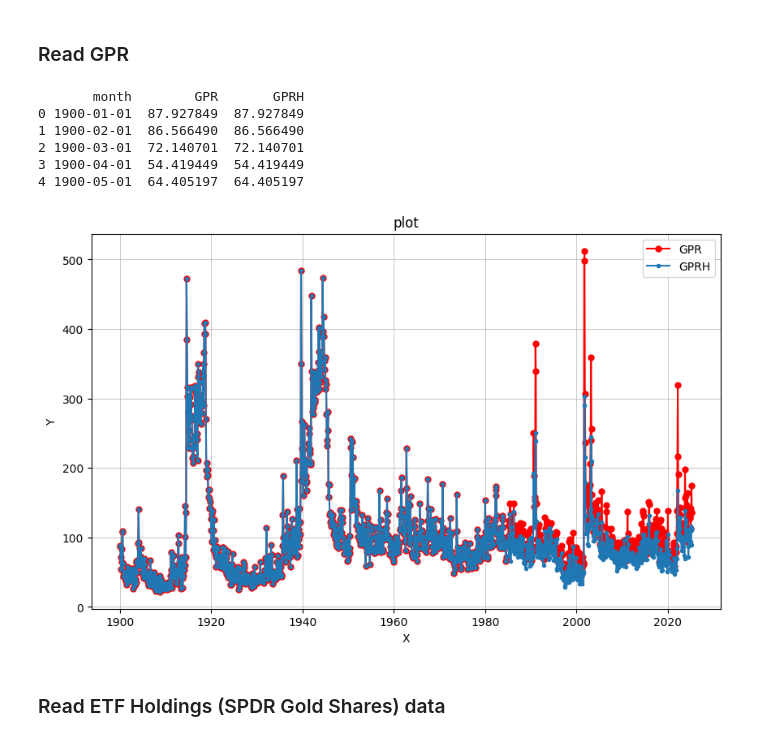
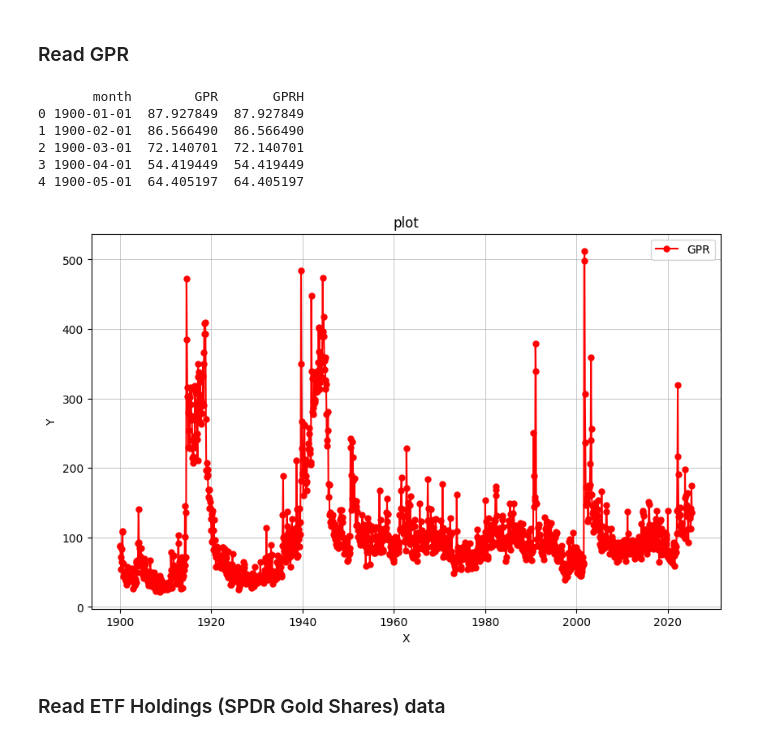
Before and after one commit to Illia-Andrieiev/CourseWork, a Jupyter notebook: main.ipynb, the cells around one changed output. Cells and saved outputs as stored; diff of their text form; code cells hidden in the pictures.

```diff
--- a/main.ipynb
+++ b/main.ipynb
@@ -124,21 +121,21 @@ cpi_plot.show()
 # %%
 # read xlsx as pandas dataframe
 gpr = pd.read_excel(save_path_grp, usecols=[0,1,4])
 gpr["GPR"] = gpr["GPR"].fillna(gpr["GPRH"])
 print(gpr.head())
 dv = DataVisualisation()
-gpr_plot = dv.plot_dataframe(gpr,'month', 'GPR',else_y_cols=['GPRH'])
+gpr_plot = dv.plot_dataframe(gpr,'month', 'GPR')
 gpr_plot.show()
 
 gpr = gpr[["month","GPR"]]
 # %% [output]
        month        GPR       GPRH
 0 1900-01-01  87.927849  87.927849
 1 1900-02-01  86.566490  86.566490
 2 1900-03-01  72.140701  72.140701
 3 1900-04-01  54.419449  54.419449
 4 1900-05-01  64.405197  64.405197
-[figure, old version]
+[figure, new version]
 # %% [markdown]
 ### Read ETF Holdings (SPDR Gold Shares) data
 # %%
```
Also changed, not shown: parts of 7 cells of this notebook, 14 other files.
